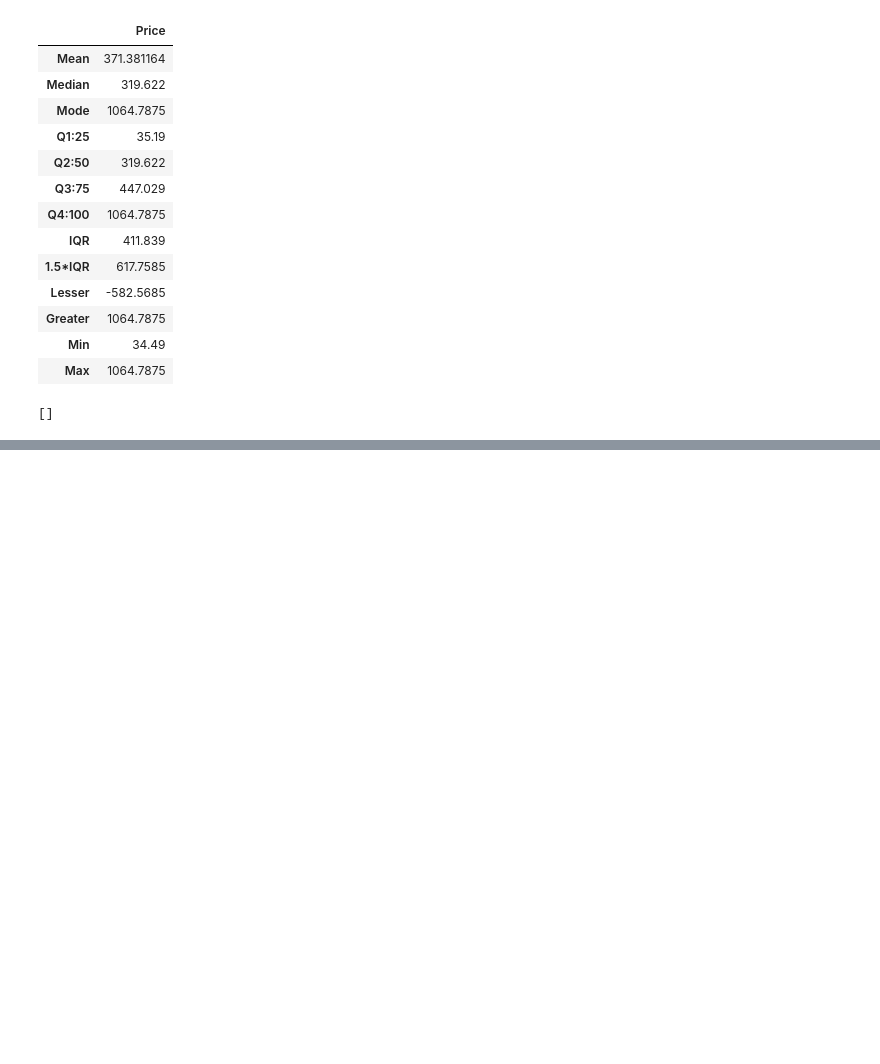
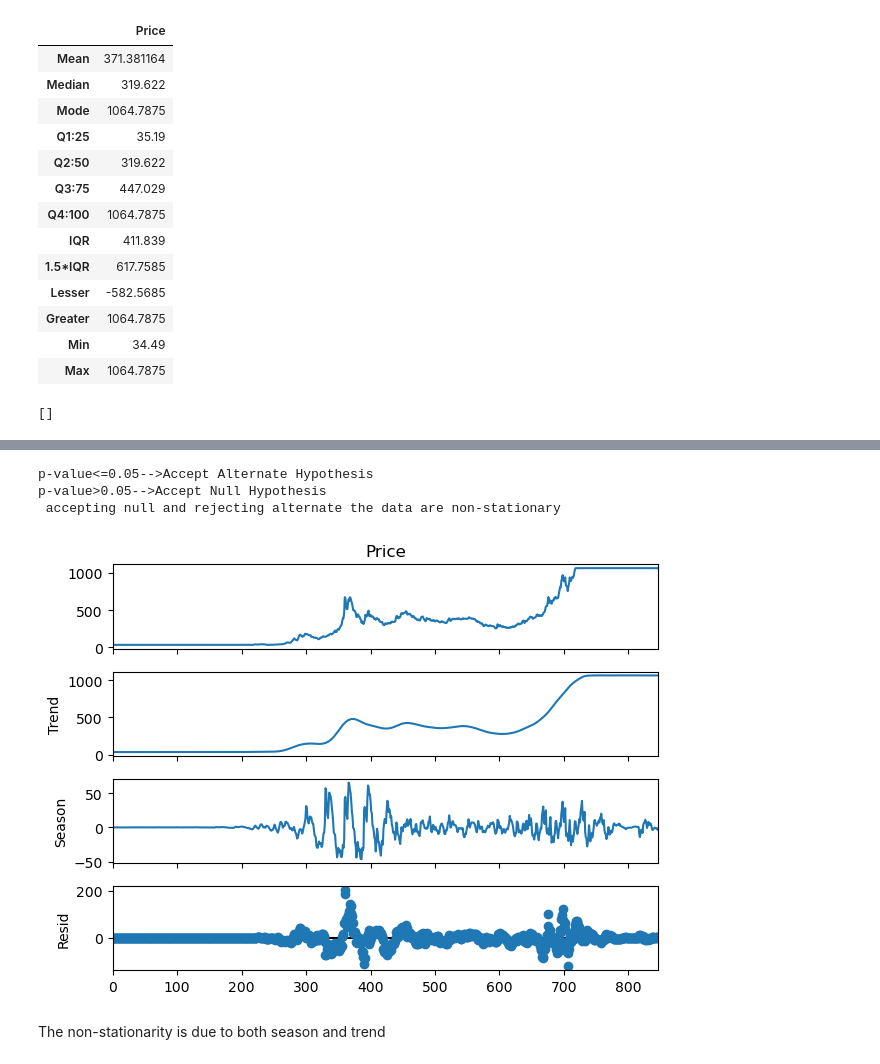
Before and after one commit to Roselinstanley/Time-Series-Analysis, a Jupyter notebook: GoldPrice.ipynb, the cells around one changed output, grey strips where cells are left out. Saved outputs shown, nothing was run; the diff lists cells and outputs as text; code cells hidden in the pictures; blank space fills up the shorter version.

```diff
--- a/GoldPrice.ipynb
+++ b/GoldPrice.ipynb
@@ -108,0 +170,23 @@ Greater
+# %%
+Statistic=result[0]
+p_value=result[1]
+critical_values=result[4]
+print("p-value<=0.05-->Accept Alternate Hypothesis")
+print("p-value>0.05-->Accept Null Hypothesis")
+if Statistic < critical_values["1%"] or Statistic < critical_values["5%"] or Statistic < critical_values["10%"] or p_value < 0.05:
+    print(" Rejecting null and accepting alternate the data are stationary")
+else:
+    print(" accepting null and rejecting alternate the data are non-stationary")
+# %% [output]
+p-value<=0.05-->Accept Alternate Hypothesis
+p-value>0.05-->Accept Null Hypothesis
+ accepting null and rejecting alternate the data are non-stationary
+# %%
+from statsmodels.tsa.seasonal import STL
+decomposition=STL(gold_dataseteda["Price"],period=30).fit()
+decomposition.plot()
+plt.show()
+# %% [output]
+[figure, added]
+# %% [markdown]
+The non-stationarity is due to both season and trend
```
Also changed, not shown: parts of 18 cells of this notebook.
